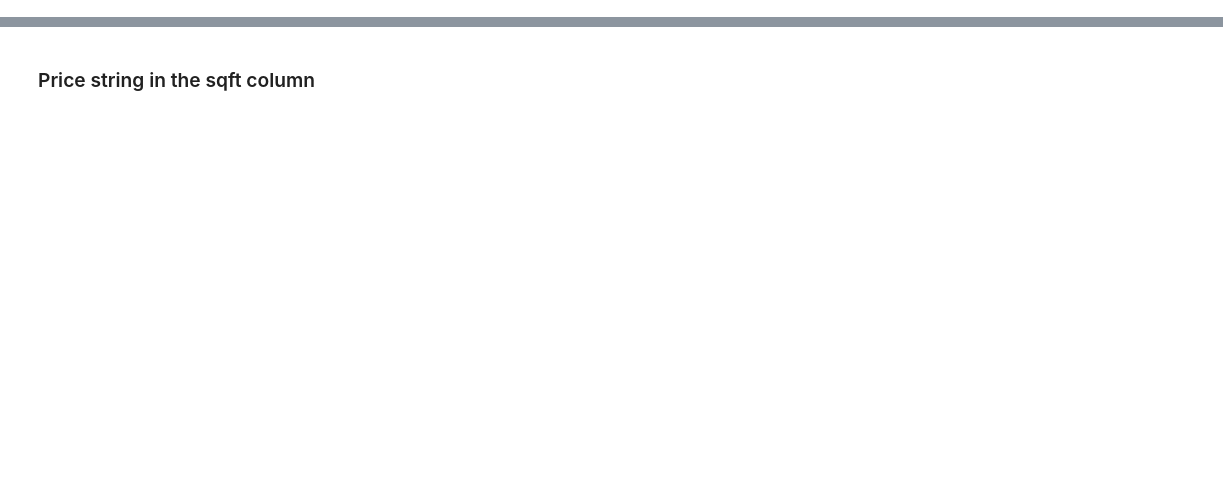
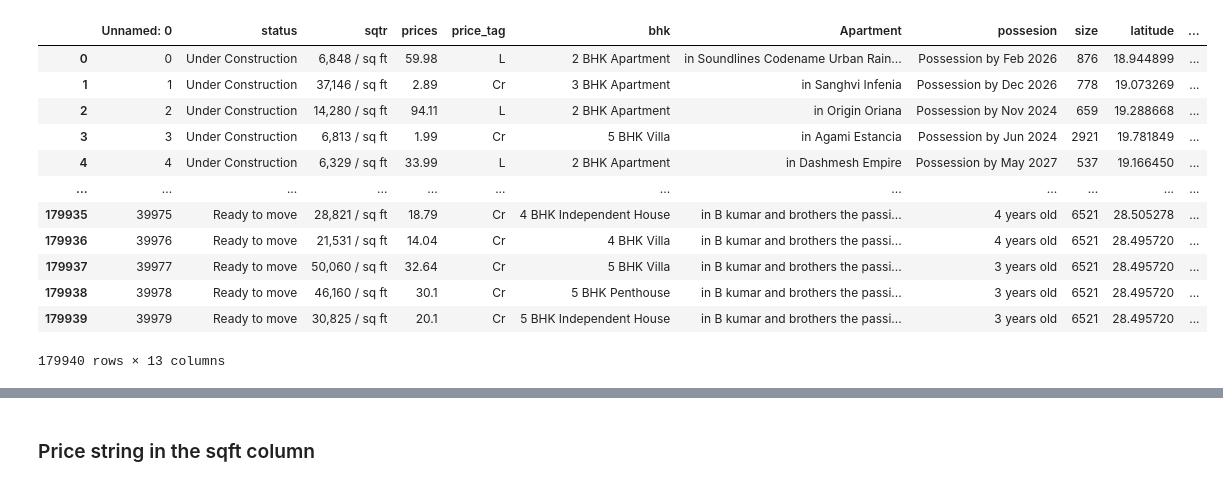
Before and after one commit to rishikeshwaghela/Python_ca2, a Jupyter notebook: final_ca2.ipynb, the cells around one changed output, grey strips where cells are left out. Saved outputs shown, nothing was run; the diff lists cells and outputs as text; code cells hidden in the pictures; blank space fills up the shorter version.

```diff
--- a/final_ca2.ipynb
+++ b/final_ca2.ipynb
@@ -11,0 +14,16 @@ delhi_city = pd.read_csv("/Users/raw/Desktop/Python_ca2/delhi_city.csv", low_mem
+# %%
+data_final
+# %% [output]
+|  | Unnamed: 0 | status | sqtr | prices | price_tag | bhk | Apartment | possesion | size | latitude | ... |
+| 0 | 0 | Under Construction | 6,848 / sq ft | 59.98 | L | 2 BHK Apartment | in Soundlines Codename Urban Rain... | Possession by Feb 2026 | 876 | 18.944899 | ... |
+| 1 | 1 | Under Construction | 37,146 / sq ft | 2.89 | Cr | 3 BHK Apartment | in Sanghvi Infenia | Possession by Dec 2026 | 778 | 19.073269 | ... |
+| 2 | 2 | Under Construction | 14,280 / sq ft | 94.11 | L | 2 BHK Apartment | in Origin Oriana | Possession by Nov 2024 | 659 | 19.288668 | ... |
+| 3 | 3 | Under Construction | 6,813 / sq ft | 1.99 | Cr | 5 BHK Villa | in Agami Estancia | Possession by Jun 2024 | 2921 | 19.781849 | ... |
+| 4 | 4 | Under Construction | 6,329 / sq ft | 33.99 | L | 2 BHK Apartment | in Dashmesh Empire | Possession by May 2027 | 537 | 19.166450 | ... |
+| ... | ... | ... | ... | ... | ... | ... | ... | ... | ... | ... | ... |
+| 179935 | 39975 | Ready to move | 28,821 / sq ft | 18.79 | Cr | 4 BHK Independent House | in B kumar and brothers the passi... | 4 years old | 6521 | 28.505278 | ... |
+| 179936 | 39976 | Ready to move | 21,531 / sq ft | 14.04 | Cr | 4 BHK Villa | in B kumar and brothers the passi... | 4 years old | 6521 | 28.495720 | ... |
+| 179937 | 39977 | Ready to move | 50,060 / sq ft | 32.64 | Cr | 5 BHK Villa | in B kumar and brothers the passi... | 3 years old | 6521 | 28.495720 | ... |
+| 179938 | 39978 | Ready to move | 46,160 / sq ft | 30.1 | Cr | 5 BHK Penthouse | in B kumar and brothers the passi... | 3 years old | 6521 | 28.495720 | ... |
+| 179939 | 39979 | Ready to move | 30,825 / sq ft | 20.1 | Cr | 5 BHK Independent House | in B kumar and brothers the passi... | 3 years old | 6521 | 28.495720 | ... |
+179940 rows × 13 columns
```
Also changed, not shown: parts of 137 cells of this notebook.
